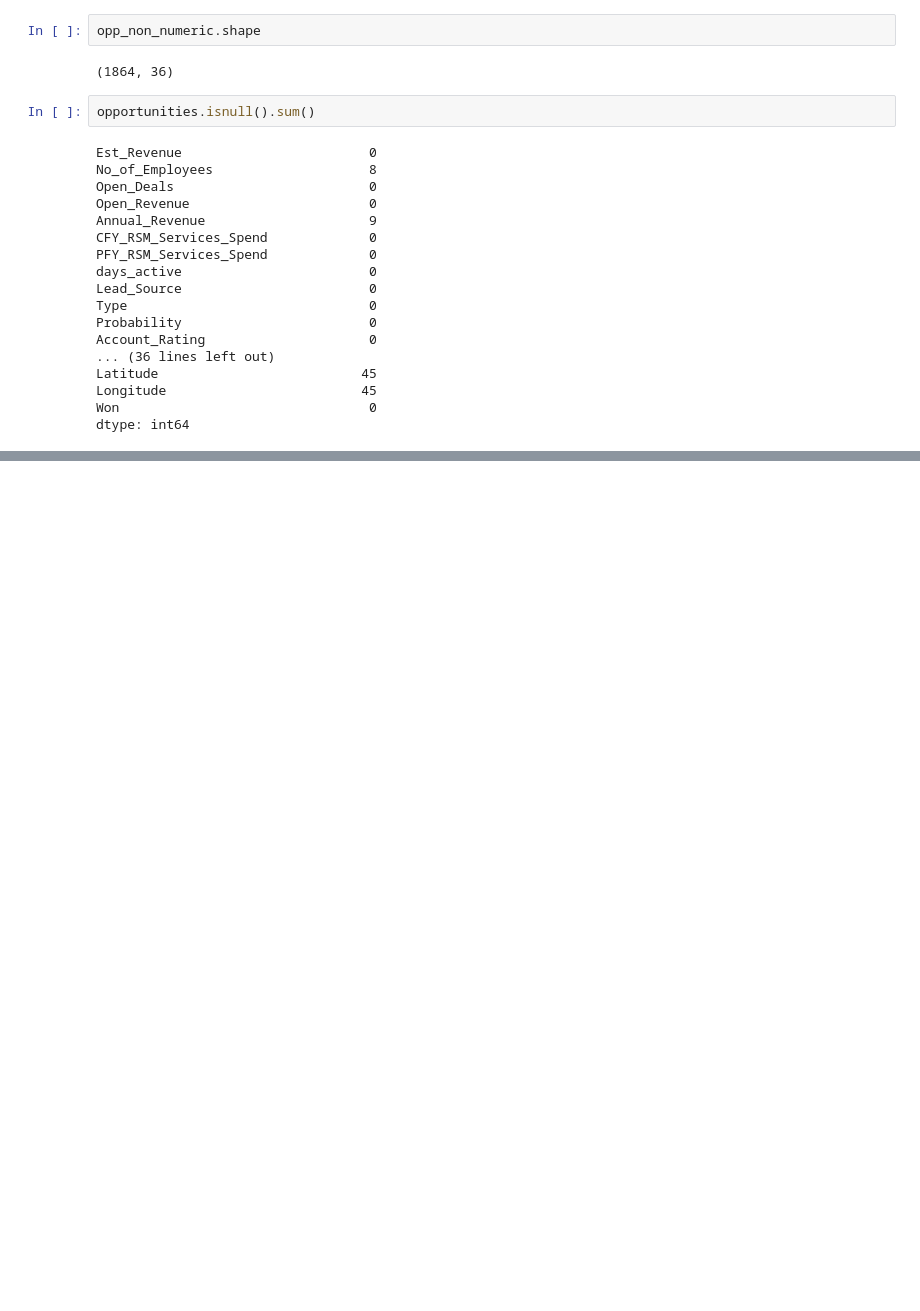
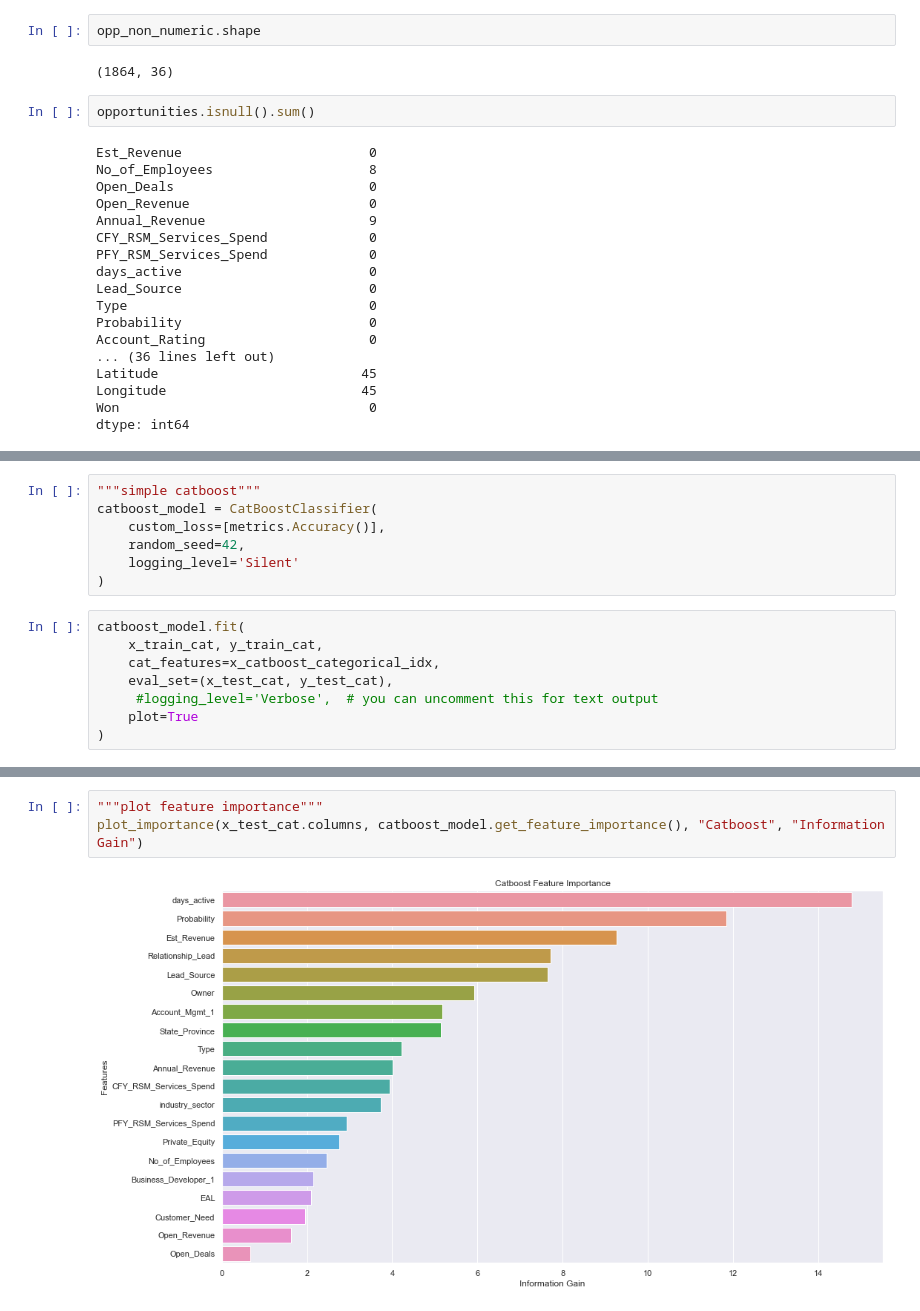
Before and after one commit to benkarabinus/TOOL1_FINAL_PROJECT, a Jupyter notebook: Karabinus_Ben_Final_Project_Rough.ipynb, the cells around one changed output, grey strips where cells are left out. Drawn from its saved outputs; the diff is of its cells as text; blank space fills up the shorter version.

```diff
--- a/Karabinus_Ben_Final_Project_Rough.ipynb
+++ b/Karabinus_Ben_Final_Project_Rough.ipynb
@@ -625,0 +627,15 @@ accuracy
+# %%
+"""simple catboost"""
+catboost_model = CatBoostClassifier(
+    custom_loss=[metrics.Accuracy()],
+    random_seed=42,
+    logging_level='Silent'
+)
+# %%
+catboost_model.fit(
+    x_train_cat, y_train_cat,
+    cat_features=x_catboost_categorical_idx,
+    eval_set=(x_test_cat, y_test_cat),
+     #logging_level='Verbose',  # you can uncomment this for text output
+    plot=True
+)
@@ -625,0 +657,5 @@ accuracy
+# %%
+"""plot feature importance"""
+plot_importance(x_test_cat.columns, catboost_model.get_feature_importance(), "Catboost", "Information Gain")
+# %% [output]
+[figure, added]
```
Also changed, not shown: parts of 34 cells of this notebook.
